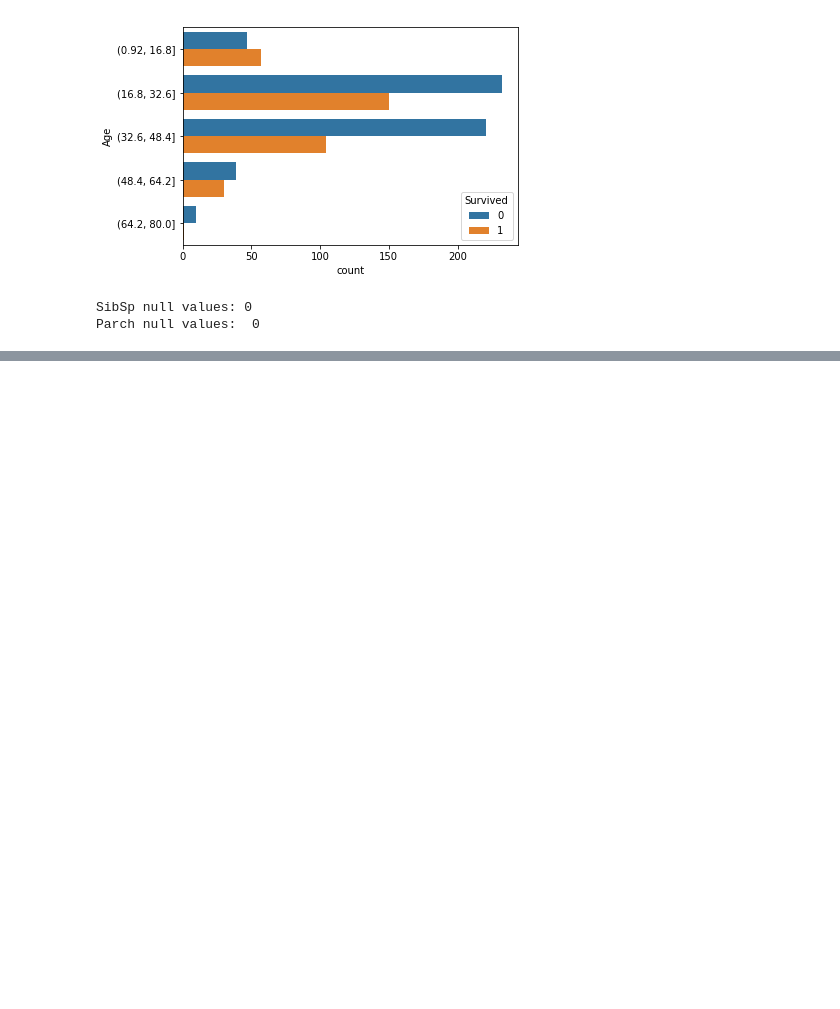
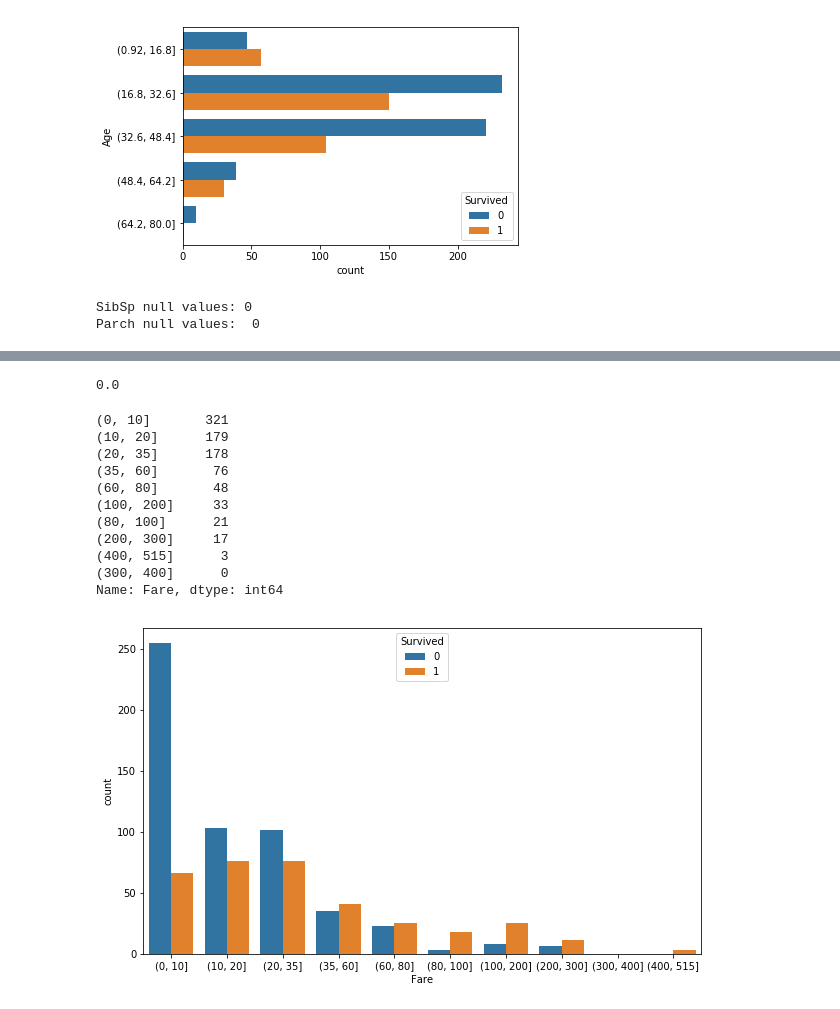
Before and after one commit to Manikanta16/AnalyticsPractice, a Jupyter notebook: Titanic - Kaggle.ipynb, the cells around one changed output, grey strips where cells are left out. Drawn from its saved outputs; the diff is of its cells as text; code cells hidden in the pictures; blank space fills up the shorter version.

```diff
--- a/Titanic - Kaggle.ipynb
+++ b/Titanic - Kaggle.ipynb
@@ -247,0 +248,29 @@ dtype: int64
+# %%
+###In general the price would be based on class, so price and class could have almost similar relation to survival
+###Price field has many different values for prices, these prices will be binned and encoded to a computer understandable format
+train_data['Fare'].value_counts()
+max(train_data['Fare'])
+min(train_data['Fare'])
+# %% [output]
+0.0
+# %%
+plt.figure(figsize=(10,6))
+data_bins['Fare'] = pd.cut(train_data['Fare'],[0,10,20,35,60,80,100,200,300,400,515])
+sns.countplot(data_bins['Fare'],hue=data_bins['Survived'])
+data_bins['Fare'].value_counts()
+
+###Ratio of perished to survived in the price range 0-10 is the highest
+###As the ticket price increases this ratio gets better
+# %% [output]
+(0, 10]       321
+(10, 20]      179
+(20, 35]      178
+(35, 60]       76
+(60, 80]       48
+(100, 200]     33
+(80, 100]      21
+(200, 300]     17
+(400, 515]      3
+(300, 400]      0
+Name: Fare, dtype: int64
+[figure, added]
```
Also changed, not shown: parts of 17 cells of this notebook.
